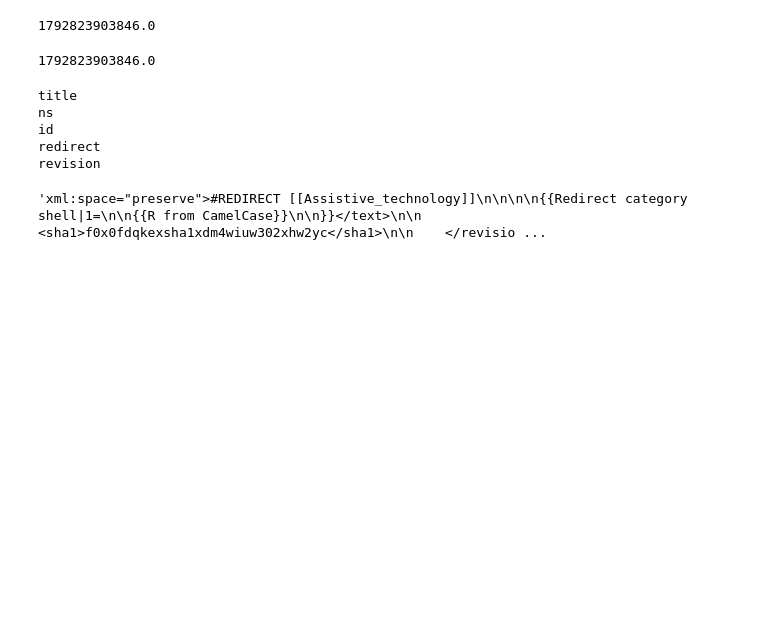
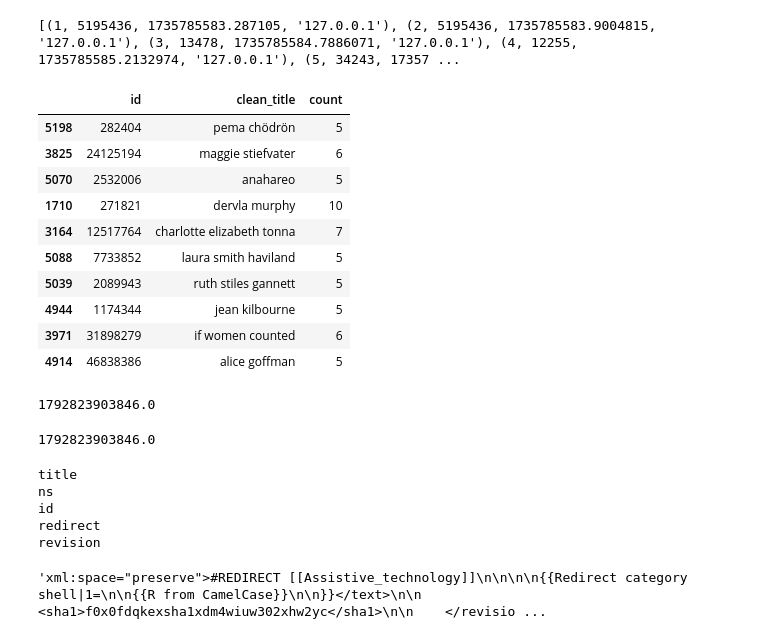
Before and after one commit to jackvandeleuv/paragraphle, a Jupyter notebook: scratch.ipynb, the cells around one changed output. Cells and saved outputs as stored; diff of their text form; code cells hidden in the pictures; blank space fills up the shorter version.

```diff
--- a/scratch.ipynb
+++ b/scratch.ipynb
@@ -1,3 +1,41 @@
+# %%
+import pandas as pd
+import sqlite3
+
+conn = sqlite3.Connection('stable/data/data.db')
+cur = conn.cursor()
+
+cur.execute('select * from guesses')
+print(cur.fetchall())
+
+conn.close()
+# %% [output]
+[(1, 5195436, 1735785583.287105, '127.0.0.1'), (2, 5195436, 1735785583.9004815, '127.0.0.1'), (3, 13478, 1735785584.7886071, '127.0.0.1'), (4, 12255, 1735785585.2132974, '127.0.0.1'), (5, 34243, 17357 ...
+# %%
+import pandas as pd
+import sqlite3
+
+conn = sqlite3.Connection('stable/data/data.db')
+
+df = pd.read_sql("select id, clean_title, count from articles where cluster is 262 order by count desc", conn)
+# df = pd.read_sql("select cluster, count(*) from articles group by cluster order by count(*) desc", conn)
+
+conn.close()
+
+# df.head(10)
+df.sample(10)
+# %% [output]
+|  | id | clean_title | count |
+| 5198 | 282404 | pema chödrön | 5 |
+| 3825 | 24125194 | maggie stiefvater | 6 |
+| 5070 | 2532006 | anahareo | 5 |
+| 1710 | 271821 | dervla murphy | 10 |
+| 3164 | 12517764 | charlotte elizabeth tonna | 7 |
+| 5088 | 7733852 | laura smith haviland | 5 |
+| 5039 | 2089943 | ruth stiles gannett | 5 |
+| 4944 | 1174344 | jean kilbourne | 5 |
+| 3971 | 31898279 | if women counted | 6 |
+| 4914 | 46838386 | alice goffman | 5 |
 # %%
 import sqlite3
 import json
```
Also changed, not shown: 5 other files.
